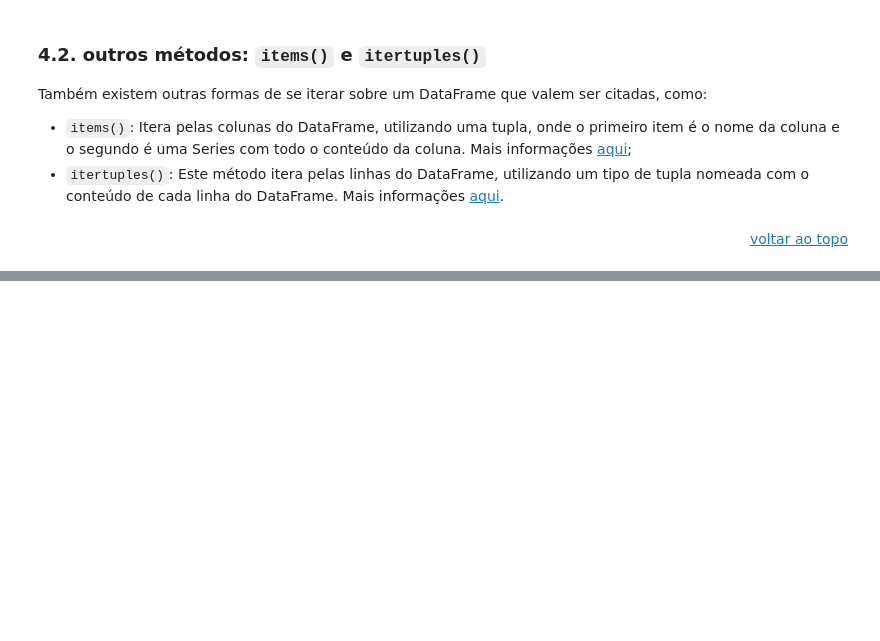
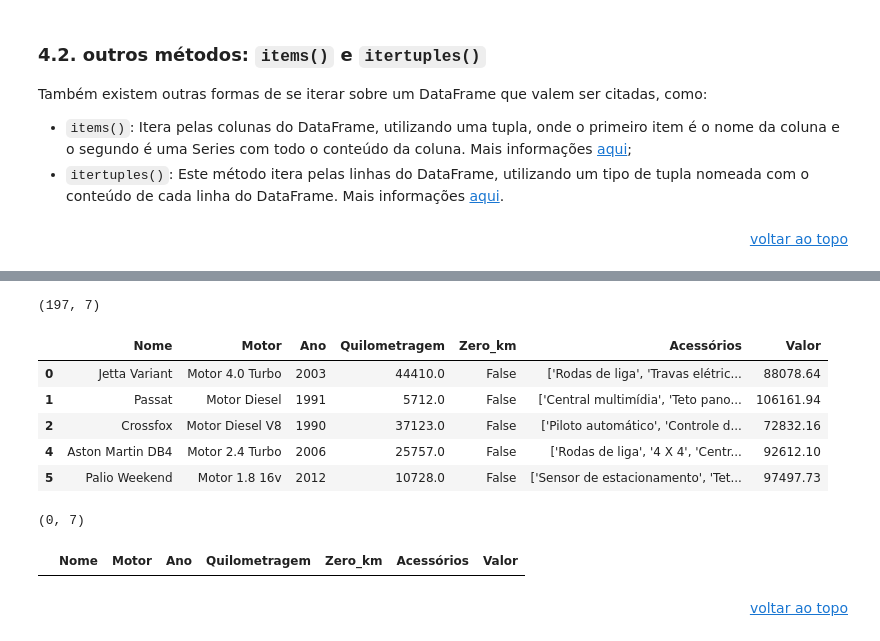
Before and after one commit to brnocesar/learning-data-analysis, a Jupyter notebook: intro_python-cap7-pandas.ipynb, the cells around one changed output, grey strips where cells are left out. Drawn from its saved outputs; the diff is of its cells as text; code cells hidden in the pictures; blank space fills up the shorter version.

```diff
--- a/intro_python-cap7-pandas.ipynb
+++ b/intro_python-cap7-pandas.ipynb
@@ -524,0 +663,19 @@ Também existem outras formas de se iterar sobre um DataFrame que valem ser cita
+# %%
+print(dataset.shape)
+dataset.head()
+# %% [output]
+(197, 7)
+|  | Nome | Motor | Ano | Quilometragem | Zero_km | Acessórios | Valor |
+| 0 | Jetta Variant | Motor 4.0 Turbo | 2003 | 44410.0 | False | ['Rodas de liga', 'Travas elétric... | 88078.64 |
+| 1 | Passat | Motor Diesel | 1991 | 5712.0 | False | ['Central multimídia', 'Teto pano... | 106161.94 |
+| 2 | Crossfox | Motor Diesel V8 | 1990 | 37123.0 | False | ['Piloto automático', 'Controle d... | 72832.16 |
+| 4 | Aston Martin DB4 | Motor 2.4 Turbo | 2006 | 25757.0 | False | ['Rodas de liga', '4 X 4', 'Centr... | 92612.10 |
+| 5 | Palio Weekend | Motor 1.8 16v | 2012 | 10728.0 | False | ['Sensor de estacionamento', 'Tet... | 97497.73 |
+# %%
+print(dataset[dataset.Quilometragem.isna()].shape)
+dataset[dataset.Quilometragem.isna()]
+# %% [output]
+(0, 7)
+|  | Nome | Motor | Ano | Quilometragem | Zero_km | Acessórios | Valor |
+# %% [markdown]
+<p style="text-align: right"> <a href="#indice">voltar ao topo </p>
```
Also changed, not shown: parts of 22 cells of this notebook, 1 other file.
